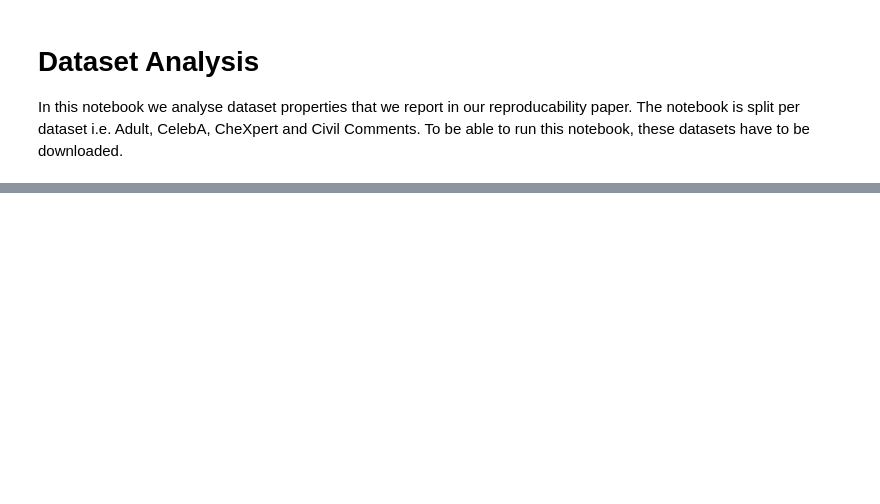
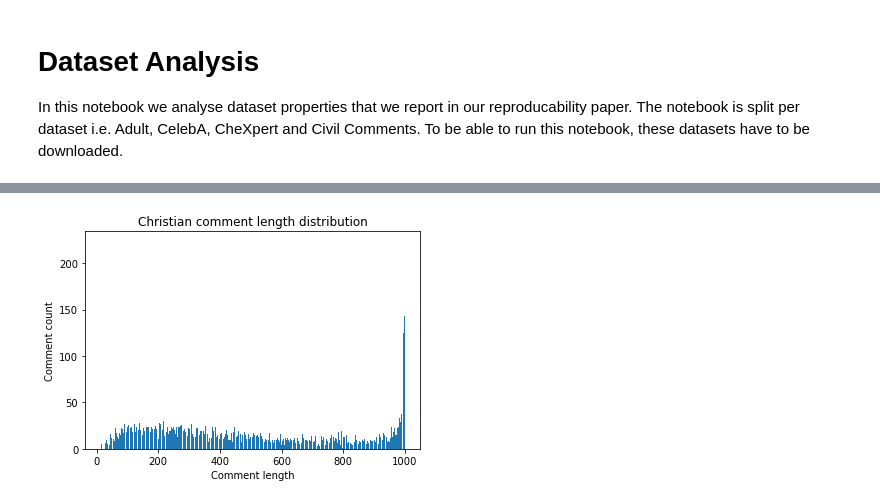
Before and after one commit to lodewijkvankeizerswaard/FSCS, a Jupyter notebook: datasets.ipynb, the cells around one changed output, grey strips where cells are left out. Saved outputs shown, nothing was run; the diff lists cells and outputs as text; code cells hidden in the pictures; blank space fills up the shorter version.

```diff
--- a/datasets.ipynb
+++ b/datasets.ipynb
@@ -41,0 +89,23 @@ hours-per-week
+# %%
+train_christian = train["christian"]
+
+len_dict = defaultdict(lambda: 0)
+for i, j in zip(train_text, train_christian):
+    if j == 1.0:
+        len_dict[len(i)] += 1
+sorted_dict_list = sorted(len_dict.items())
+x = []
+y = []
+for i in sorted_dict_list:
+    x.append(i[0])
+    y.append(i[1])
+
+
+plt.bar(x, y)
+plt.xlabel("Comment length")
+plt.ylabel("Comment count")
+plt.title("Christian comment length distribution")
+plt.savefig("Christian_comment_length.png")
+plt.show()
+# %% [output]
+[figure, added]
```
Also changed, not shown: parts of 7 cells of this notebook, 2 other files.
